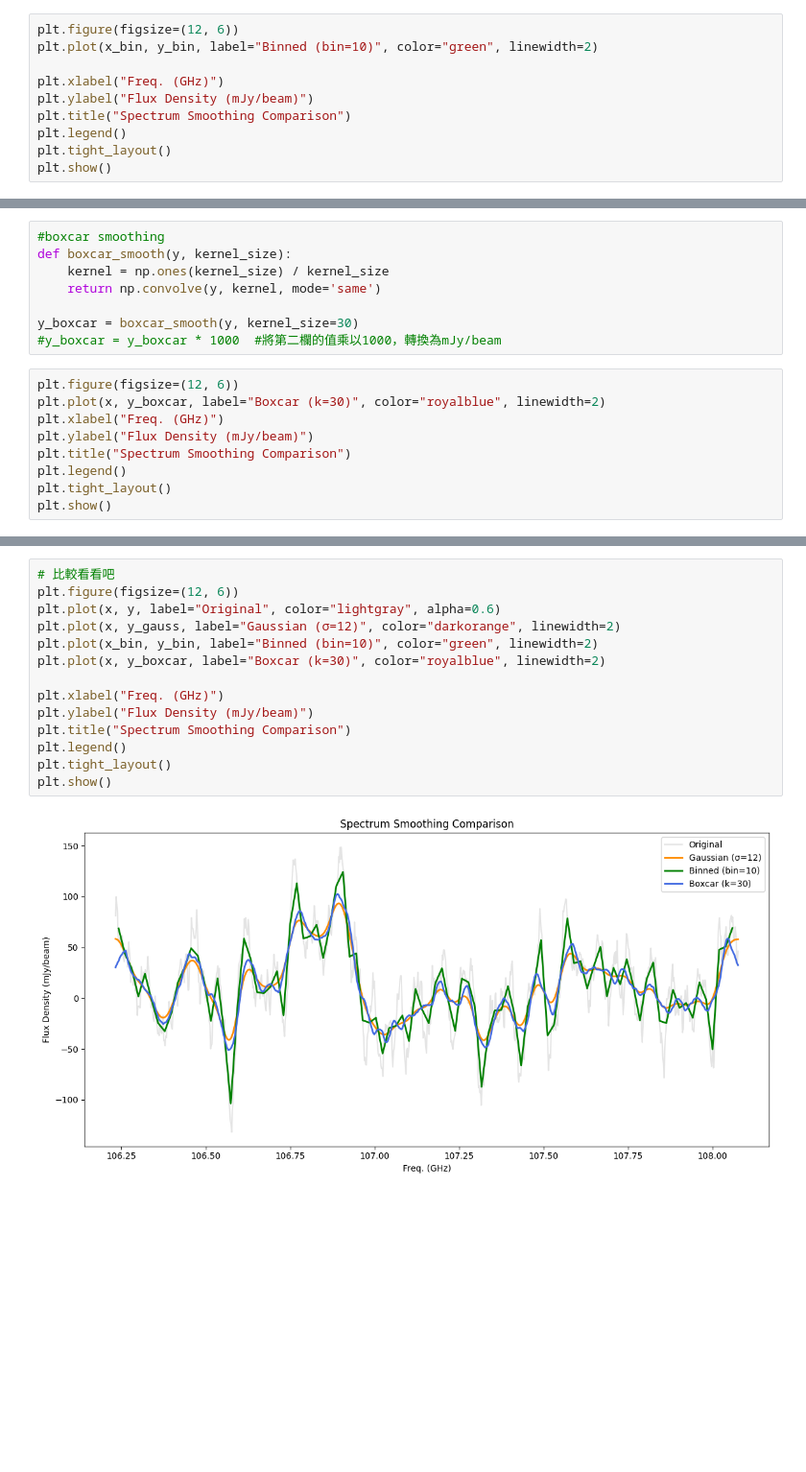
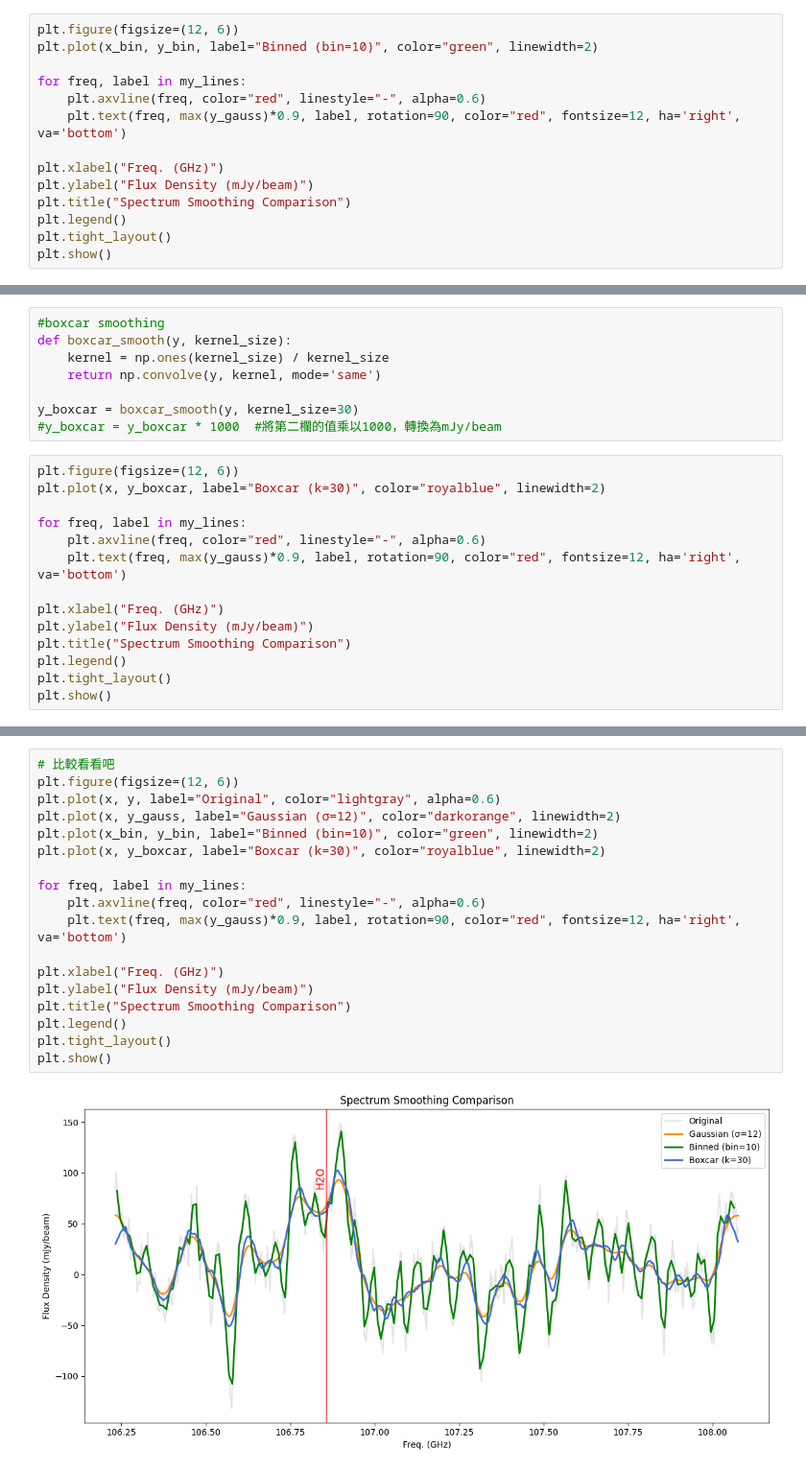
Before and after one commit to 000RF/spectral-line, a Jupyter notebook: Cloverleaf/spw27/spw27.ipynb, the cells around one changed output, grey strips where cells are left out. Shown: that part at 96% size. Drawn from its saved outputs; the diff is of its cells as text; blank space fills up the shorter version.

```diff
--- a/Cloverleaf/spw27/spw27.ipynb
+++ b/Cloverleaf/spw27/spw27.ipynb
@@ -109,6 +110,10 @@ y_bin = y_bin
 # %%
 plt.figure(figsize=(12, 6))
 plt.plot(x_bin, y_bin, label="Binned (bin=10)", color="green", linewidth=2)
+
+for freq, label in my_lines:
+    plt.axvline(freq, color="red", linestyle="-", alpha=0.6)
+    plt.text(freq, max(y_gauss)*0.9, label, rotation=90, color="red", fontsize=12, ha='right', va='bottom')
 
 plt.xlabel("Freq. (GHz)")
 plt.ylabel("Flux Density (mJy/beam)")
@@ -129,6 +134,11 @@ y_boxcar = boxcar_smooth(y, kernel_size=30)
 # %%
 plt.figure(figsize=(12, 6))
 plt.plot(x, y_boxcar, label="Boxcar (k=30)", color="royalblue", linewidth=2)
+
+for freq, label in my_lines:
+    plt.axvline(freq, color="red", linestyle="-", alpha=0.6)
+    plt.text(freq, max(y_gauss)*0.9, label, rotation=90, color="red", fontsize=12, ha='right', va='bottom')
+
 plt.xlabel("Freq. (GHz)")
 plt.ylabel("Flux Density (mJy/beam)")
 plt.title("Spectrum Smoothing Comparison")
@@ -140,17 +150,21 @@ plt.show()
 # %%
 # 比較看看吧
 plt.figure(figsize=(12, 6))
 plt.plot(x, y, label="Original", color="lightgray", alpha=0.6)
 plt.plot(x, y_gauss, label="Gaussian (σ=12)", color="darkorange", linewidth=2)
 plt.plot(x_bin, y_bin, label="Binned (bin=10)", color="green", linewidth=2)
 plt.plot(x, y_boxcar, label="Boxcar (k=30)", color="royalblue", linewidth=2)
 
+for freq, label in my_lines:
+    plt.axvline(freq, color="red", linestyle="-", alpha=0.6)
+    plt.text(freq, max(y_gauss)*0.9, label, rotation=90, color="red", fontsize=12, ha='right', va='bottom')
+
 plt.xlabel("Freq. (GHz)")
 plt.ylabel("Flux Density (mJy/beam)")
 plt.title("Spectrum Smoothing Comparison")
 plt.legend()
 plt.tight_layout()
 plt.show()
 # %% [output]
-[figure, old version]
+[figure, new version]
 # %% [markdown]
```
Also changed, not shown: parts of 13 cells of this notebook.
